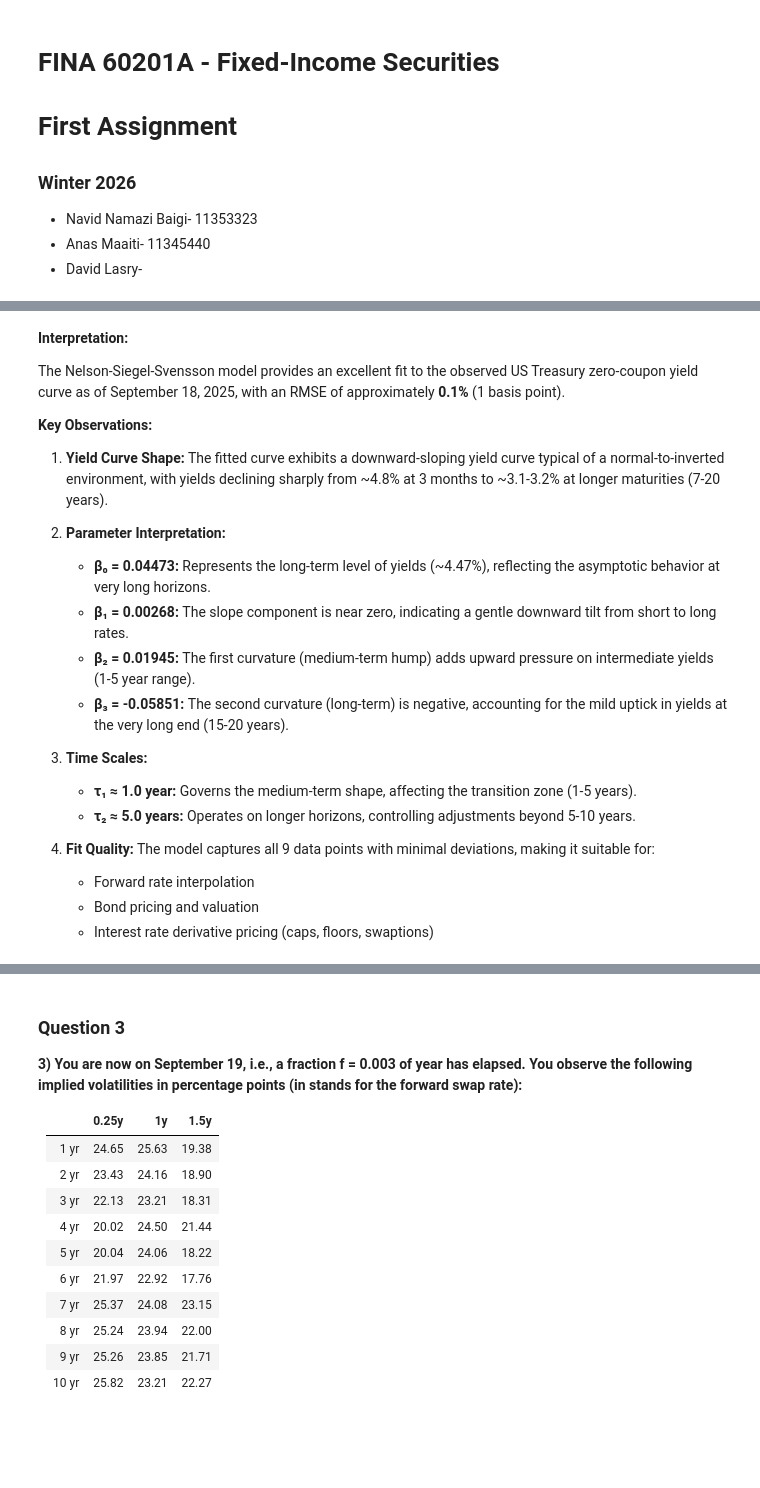
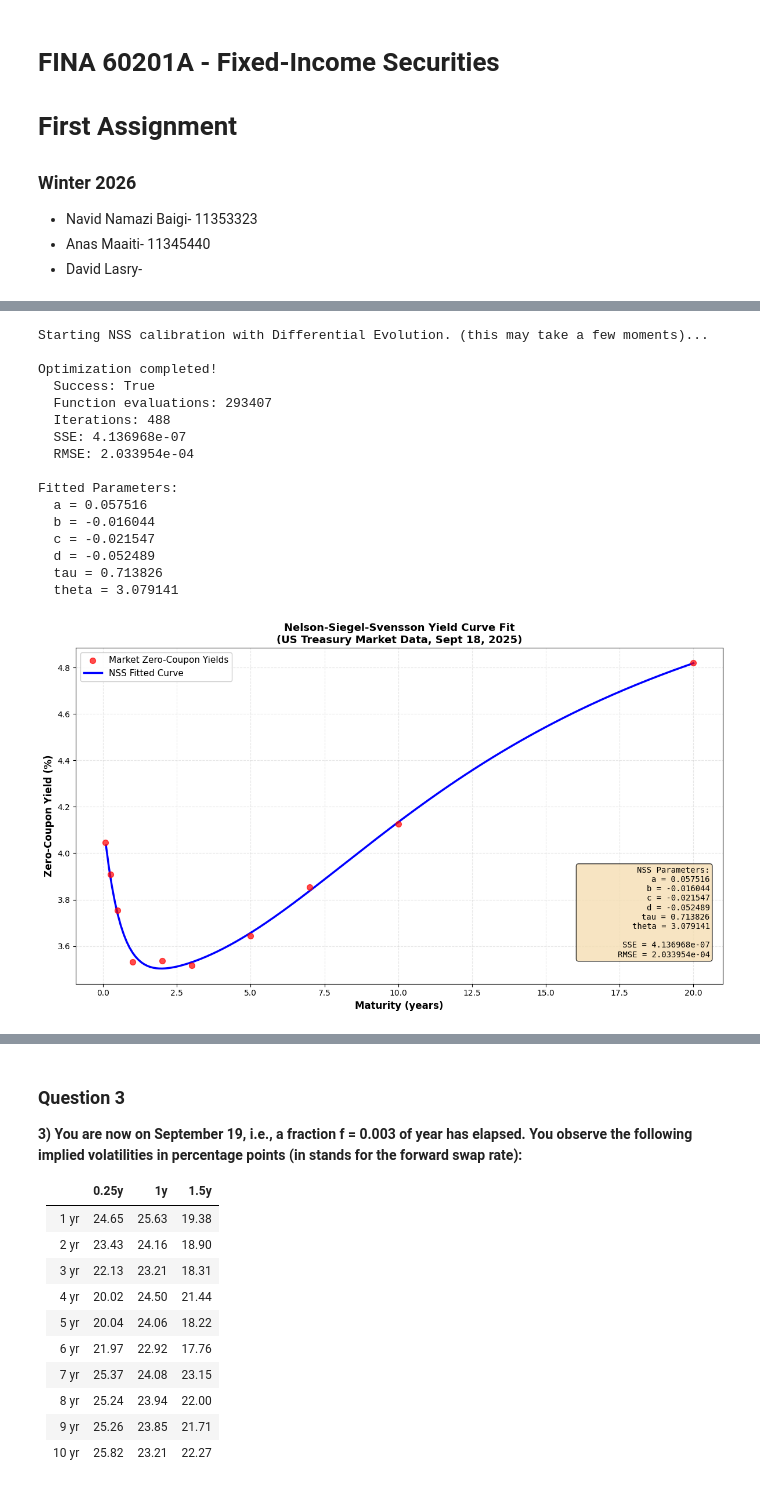
Before and after one commit to navid-nb/Fixed_Income_A1, a Jupyter notebook: Assignment_1.ipynb, the cells around one changed output, grey strips where cells are left out. Saved outputs shown, nothing was run; the diff lists cells and outputs as text; code cells hidden in the pictures; blank space fills up the shorter version.

```diff
--- a/Assignment_1.ipynb
+++ b/Assignment_1.ipynb
@@ -272,23 +68,45 @@ Plot created successfully using NelsonSiegelSvensson library class!
-# %% [markdown]
-**Interpretation:**
-
-The Nelson-Siegel-Svensson model provides an excellent fit to the observed US Treasury zero-coupon yield curve as of September 18, 2025, with an RMSE of approximately **0.1%** (1 basis point).
-
-**Key Observations:**
-
-1. **Yield Curve Shape:** The fitted curve exhibits a downward-sloping yield curve typical of a normal-to-inverted environment, with yields declining sharply from ~4.8% at 3 months to ~3.1-3.2% at longer maturities (7-20 years).
-
-2. **Parameter Interpretation:**
-   - **β₀ = 0.04473:** Represents the long-term level of yields (~4.47%), reflecting the asymptotic behavior at very long horizons.
-   - **β₁ = 0.00268:** The slope component is near zero, indicating a gentle downward tilt from short to long rates.
-   - **β₂ = 0.01945:** The first curvature (medium-term hump) adds upward pressure on intermediate yields (1-5 year range).
-   - **β₃ = -0.05851:** The second curvature (long-term) is negative, accounting for the mild uptick in yields at the very long end (15-20 years).
-
-3. **Time Scales:**
-   - **τ₁ ≈ 1.0 year:** Governs the medium-term shape, affecting the transition zone (1-5 years).
-   - **τ₂ ≈ 5.0 years:** Operates on longer horizons, controlling adjustments beyond 5-10 years.
-
-4. **Fit Quality:** The model captures all 9 data points with minimal deviations, making it suitable for:
-   - Forward rate interpolation
-   - Bond pricing and valuation
-   - Interest rate derivative pricing (caps, floors, swaptions)
+# %%
+from src.fi_pricing.curves import NSS_Calibrator
+import matplotlib.pyplot as plt
+
+# Bounds for NSS parameters
+bounds = [
+            (-10, 10),       # a
+            (-10, 10),       # b
+            (-10, 10),       # c
+            (-10, 10),       # d
+            (0.01, 10),      # tau
+            (0.01, 10)       # theta
+        ]
+
+
+# Create calibrator and fit to zero-coupon yields from Q1
+calibrator = NSS_Calibrator()
+calibrator.fit(zcys, verbose=True, bounds=bounds, strategy= 'best1bin')
+
+# Extract results
+nss_fit = calibrator.fitted_curve
+params = calibrator.params
+opt_result = calibrator.optimization_result
+
+
+#plot the fit
+calibrator.plot_fit(zcys)
+# %% [output]
+Starting NSS calibration with Differential Evolution. (this may take a few moments)...
+
+Optimization completed!
+  Success: True
+  Function evaluations: 293407
+  Iterations: 488
+  SSE: 4.136968e-07
+  RMSE: 2.033954e-04
+
+Fitted Parameters:
+  a = 0.057516
+  b = -0.016044
+  c = -0.021547
+  d = -0.052489
+  tau = 0.713826
+  theta = 3.079141
+[figure, added]
```
Also changed, not shown: parts of 10 cells of this notebook, 4 other files.
